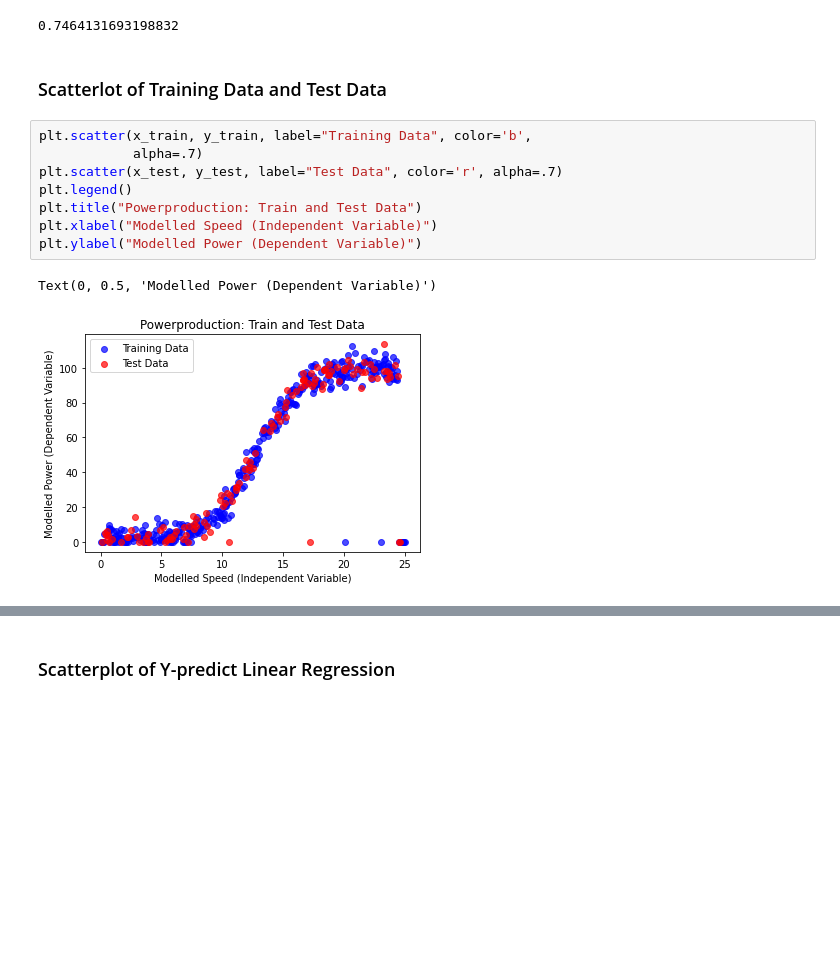
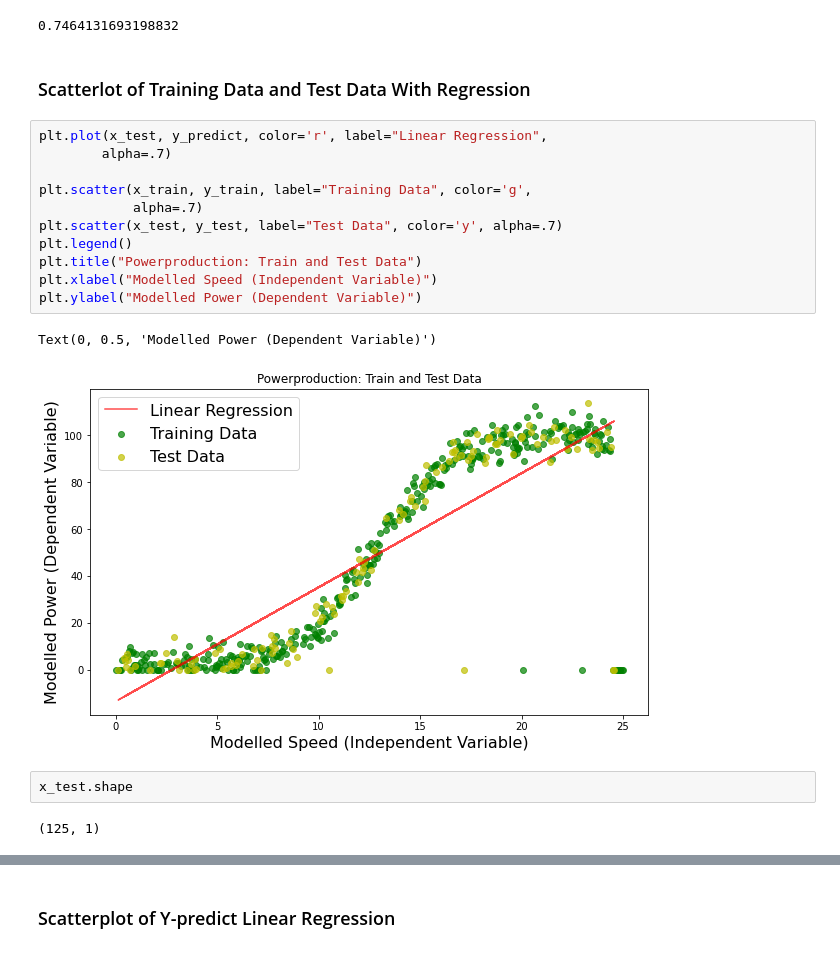
Before and after one commit to PJFinnerty/Project-2020-52446, a Jupyter notebook: Project-2020-PeterFinnerty.ipynb, the cells around one changed output, grey strips where cells are left out. Cells and saved outputs as stored; diff of their text form; blank space fills up the shorter version.

```diff
--- a/Project-2020-PeterFinnerty.ipynb
+++ b/Project-2020-PeterFinnerty.ipynb
@@ -526,15 +445,22 @@ model.score(x_test, y_test)
 # %% [output]
 0.7464131693198832
 # %% [markdown]
-### Scatterlot of Training Data and Test Data
+### Scatterlot of Training Data and Test Data With Regression
 # %%
-plt.scatter(x_train, y_train, label="Training Data", color='b',
+plt.plot(x_test, y_predict, color='r', label="Linear Regression",
+        alpha=.7)
+
+plt.scatter(x_train, y_train, label="Training Data", color='g',
             alpha=.7)
-plt.scatter(x_test, y_test, label="Test Data", color='r', alpha=.7)
+plt.scatter(x_test, y_test, label="Test Data", color='y', alpha=.7)
 plt.legend()
 plt.title("Powerproduction: Train and Test Data")
 plt.xlabel("Modelled Speed (Independent Variable)")
 plt.ylabel("Modelled Power (Dependent Variable)")
 # %% [output]
 Text(0, 0.5, 'Modelled Power (Dependent Variable)')
-[figure, old version]
+[figure, new version]
+# %%
+x_test.shape
+# %% [output]
+(125, 1)
```
Also changed, not shown: parts of 34 cells of this notebook, 2 other files.
